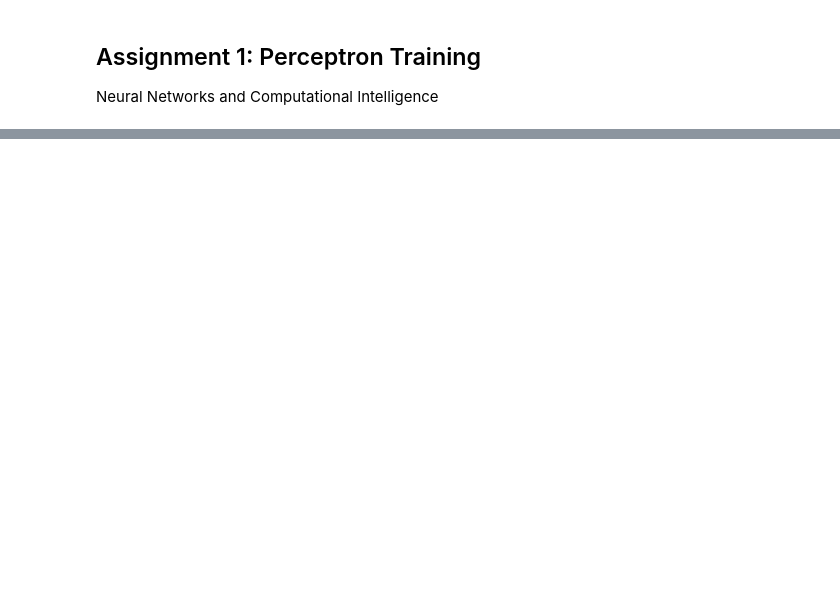
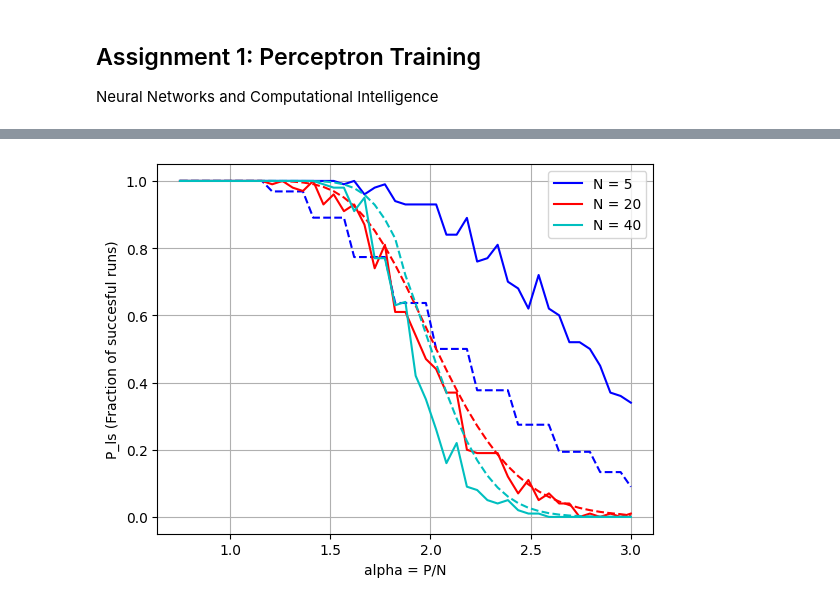
Before and after one commit to SaraIglesiasSN/A1-Perceptron-Training-NNCI-, a Jupyter notebook: A1_Perceptron_Training.ipynb, the cells around one changed output, grey strips where cells are left out. Drawn from its saved outputs; the diff is of its cells as text; code cells hidden in the pictures; blank space fills up the shorter version.

Commit message:
Code revised + theoretical results added

```diff
--- a/A1_Perceptron_Training.ipynb
+++ b/A1_Perceptron_Training.ipynb
@@ -51,6 +56,6 @@ mu(9) =  4 : [-0.09760361 -0.57090068  1.41009158]
 # %%
 ## c) Rosenblatt algorithm
-def Ros_alg(N, P, D, n_max):
+def Ros_alg(N, P, D, n_max, verbose=False):
     w = np.zeros(N)      # weight vector
     E_mu = np.zeros(P)    # local potentials (one per input vector)
     n = 1
@@ -60,7 +65,7 @@ def Ros_alg(N, P, D, n_max):
         #print('epoch', n)
         for mu in range(P):
             if E_mu[mu] <= 0:
-                w += (D[:-1, mu]) * D[-1, mu] / N
+                w += D[:-1, mu] * D[-1, mu] / N
             E_mu[mu] = np.dot(w, D[:-1, mu]) * D[-1, mu]
             #print(E_mu)
         #t += 1
@@ -68,9 +73,11 @@ def Ros_alg(N, P, D, n_max):
             success = True
             break
         n += 1
-    return w, success
 
-P = 5
-N = 3
-D = datasets(N,P)
-w, s = Ros_alg(N, P, D, 10)
+    if verbose:
+        print("Success: {} after {} out of {} max epochs".format(success, n, n_max))
+
+    return w, n, success
+
+n_max = 10
+w, n, s = Ros_alg(N, P, D, n_max, verbose=True)
@@ -76,0 +86,17 @@ w, s = Ros_alg(N, P, D, 10)
+# %%
+## Rosenblatt validation algorithm
+def Ros_alg_theoretical(N, P, verbose=False):
+    if P <= N:
+        P_ls = 1
+    else:
+        P_ls = 0
+        for ii in range(0, N):
+            P_ls += np.math.factorial(P - 1) / (np.math.factorial(ii) * np.math.factorial(P - 1 - ii))
+        P_ls *= 2**(1 - P)
+
+    if verbose:
+        print("P_ls of N = {}, P = {} -> {:.3f}".format(N, P, P_ls))
+
+    return P_ls
+
+a = Ros_alg_theoretical(N, P, verbose=True)
@@ -104,0 +152,14 @@ plt.show()
+# %%
+
+plt.figure()
+for ii in range(len(N)):
+    plt.plot(alpha, P_ls[:, ii], colors[ii]+"-", label="N = {}".format(N[ii]))
+    plt.plot(alpha, P_ls_theoretical[:, ii], colors[ii]+"--")
+
+plt.xlabel('alpha = P/N')
+plt.ylabel('P_ls (Fraction of succesful runs)')
+plt.grid()
+plt.legend()
+plt.show()
+# %% [output]
+[figure, added]
```
Also changed, not shown: parts of 7 cells of this notebook, 1 other file.
